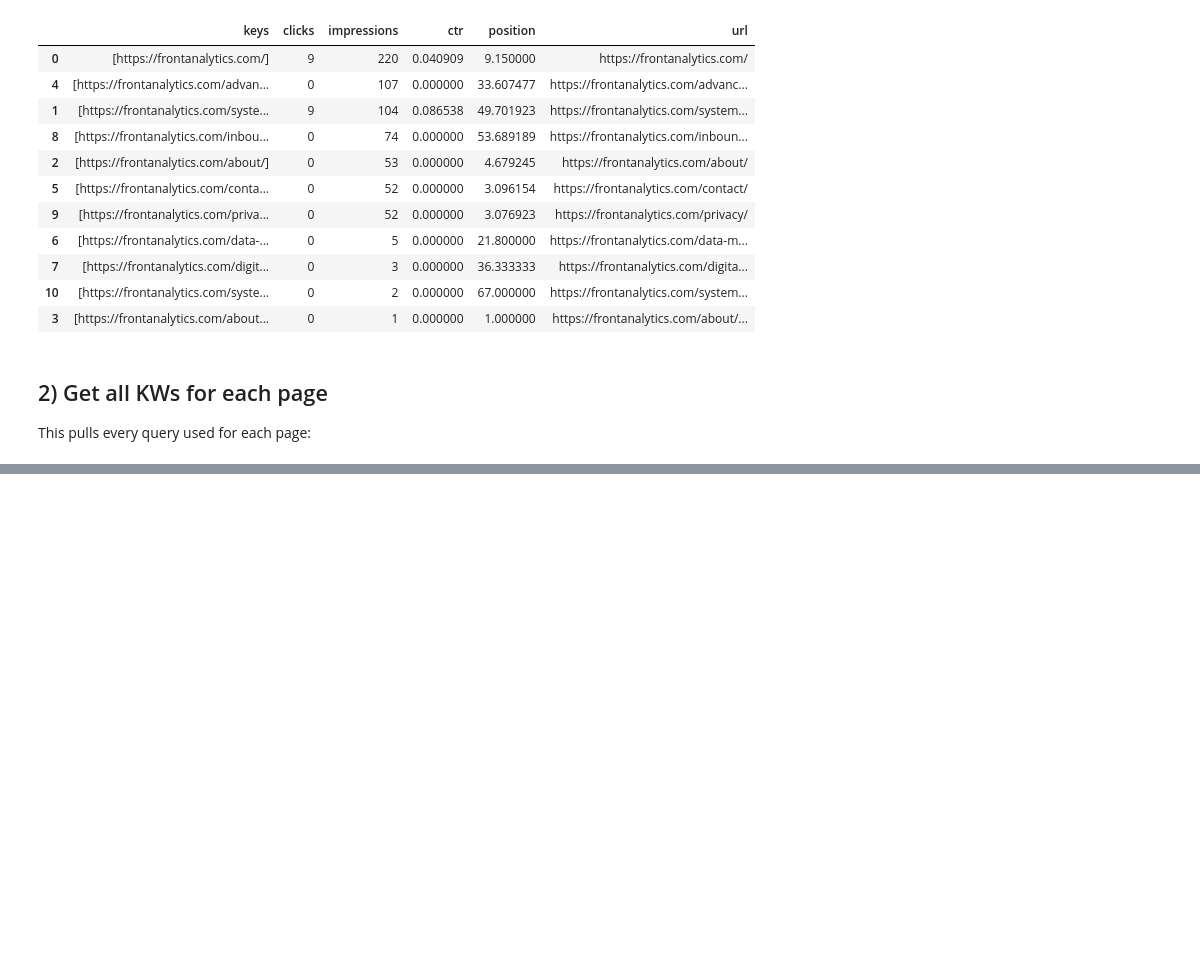
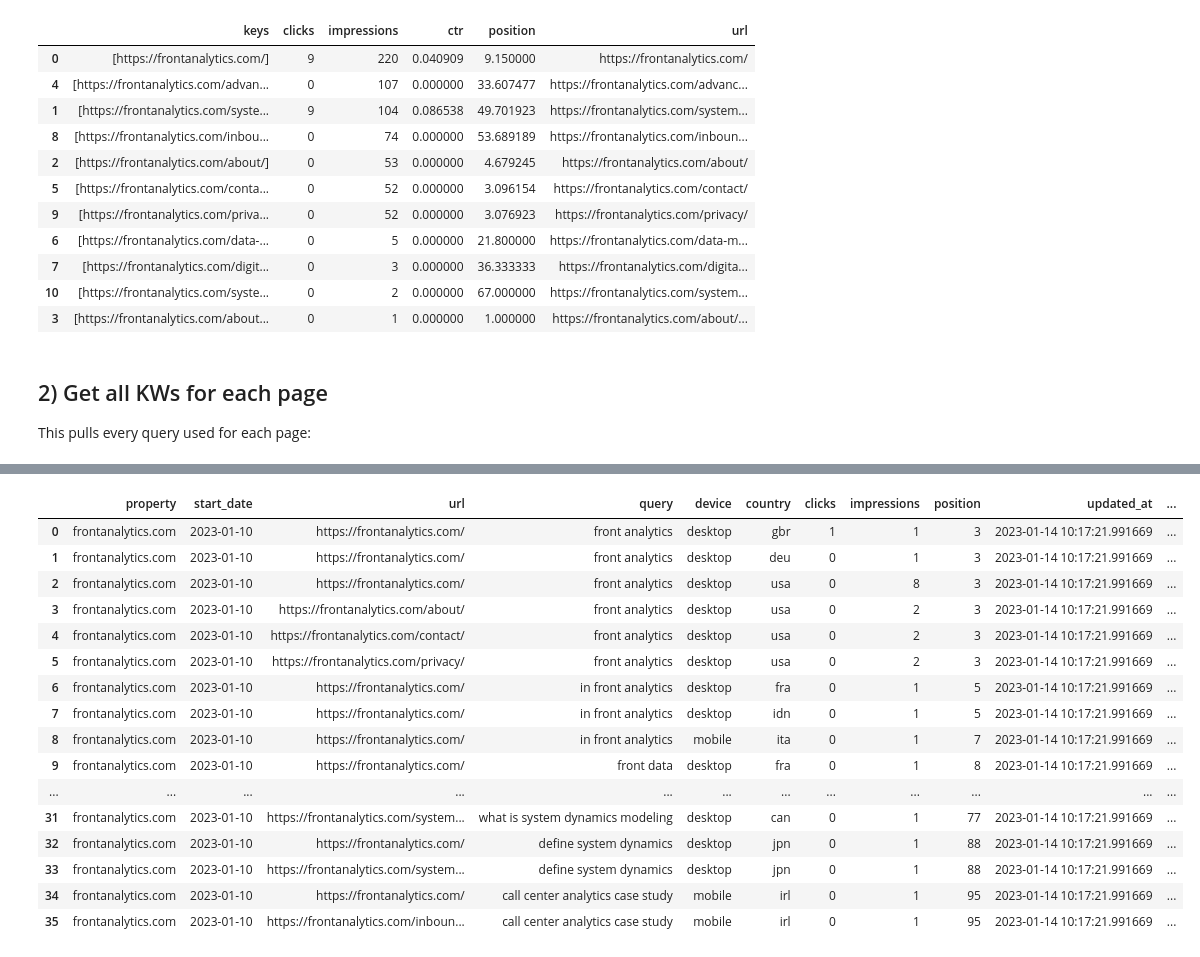
Before and after one commit to FrontAnalyticsInc/data-winners, a Jupyter notebook: datasource-api-google-search-console/part2-gsc-api-upload-to-bigquery.ipynb, the cells around one changed output, grey strips where cells are left out. Cells and saved outputs as stored; diff of their text form; code cells hidden in the pictures; blank space fills up the shorter version.

```diff
--- a/datasource-api-google-search-console/part2-gsc-api-upload-to-bigquery.ipynb
+++ b/datasource-api-google-search-console/part2-gsc-api-upload-to-bigquery.ipynb
@@ -274,0 +289,5 @@ Requirement already satisfied: pyasn1<0.5.0,>=0.4.6 in /home/alton/.local/lib/py
+# %%
+# get the project name from the service account
+
+BQ_PROJECT_NAME = client_bq.project
+BQ_PROJECT_NAME
@@ -380,19 +387,0 @@ Requirement already satisfied: six>=1.5 in /usr/lib/python3/dist-packages (from
-# %%
-# what has already been loaded?
-import dateutil
-
-def query_table(n_days_ago, PROJECT_ID, DATASET, TABLE):
-    QUERY = "SELECT * FROM {dataset}.{table} WHERE start_date > '{d}'"
-    this_month = today - dateutil.relativedelta.relativedelta(days=n_days_ago)
-    query = QUERY.format(dataset=DATASET, table=TABLE, d=this_month)
-    result = pd.read_gbq(query, PROJECT_ID, dialect='standard')
-
-    result['already_loaded'] = True
-    return result
-
-
-# get all the records already loaded within the last n days
-n_days_ago = 7
-already_loaded = query_table(n_days_ago, BQ_PROJECT_NAME, BQ_DATASET_NAME, BQ_TABLE_NAME)
-
-already_loaded
@@ -424,0 +411,36 @@ KeyError: "None of [Index(['Date_CY', 'Park', 'Visitor_Type', 'Count'], dtype='o
+# %%
+# what has already been loaded?
+import dateutil
+
+def query_table(start_date, PROJECT_ID, DATASET, TABLE):
+    QUERY = "SELECT * FROM {dataset}.{table} WHERE start_date = '{d}'"
+
+    query = QUERY.format(dataset=DATASET, table=TABLE, d=start_date)
+    result = pd.read_gbq(query, PROJECT_ID, dialect='standard')
+
+    result['already_loaded'] = True
+    return result
+
+
+# get all the records already loaded within the last n days
+already_loaded = query_table("2023-01-10", BQ_PROJECT_NAME, BQ_DATASET_NAME, BQ_TABLE_NAME)
+
+already_loaded
+# %% [output]
+|  | property | start_date | url | query | device | country | clicks | impressions | position | updated_at | ... |
+| 0 | frontanalytics.com | 2023-01-10 | https://frontanalytics.com/ | front analytics | desktop | gbr | 1 | 1 | 3 | 2023-01-14 10:17:21.991669 | ... |
+| 1 | frontanalytics.com | 2023-01-10 | https://frontanalytics.com/ | front analytics | desktop | deu | 0 | 1 | 3 | 2023-01-14 10:17:21.991669 | ... |
+| 2 | frontanalytics.com | 2023-01-10 | https://frontanalytics.com/ | front analytics | desktop | usa | 0 | 8 | 3 | 2023-01-14 10:17:21.991669 | ... |
+| 3 | frontanalytics.com | 2023-01-10 | https://frontanalytics.com/about/ | front analytics | desktop | usa | 0 | 2 | 3 | 2023-01-14 10:17:21.991669 | ... |
+| 4 | frontanalytics.com | 2023-01-10 | https://frontanalytics.com/contact/ | front analytics | desktop | usa | 0 | 2 | 3 | 2023-01-14 10:17:21.991669 | ... |
+| 5 | frontanalytics.com | 2023-01-10 | https://frontanalytics.com/privacy/ | front analytics | desktop | usa | 0 | 2 | 3 | 2023-01-14 10:17:21.991669 | ... |
+| 6 | frontanalytics.com | 2023-01-10 | https://frontanalytics.com/ | in front analytics | desktop | fra | 0 | 1 | 5 | 2023-01-14 10:17:21.991669 | ... |
+| 7 | frontanalytics.com | 2023-01-10 | https://frontanalytics.com/ | in front analytics | desktop | idn | 0 | 1 | 5 | 2023-01-14 10:17:21.991669 | ... |
+| 8 | frontanalytics.com | 2023-01-10 | https://frontanalytics.com/ | in front analytics | mobile | ita | 0 | 1 | 7 | 2023-01-14 10:17:21.991669 | ... |
+| 9 | frontanalytics.com | 2023-01-10 | https://frontanalytics.com/ | front data | desktop | fra | 0 | 1 | 8 | 2023-01-14 10:17:21.991669 | ... |
+| ... | ... | ... | ... | ... | ... | ... | ... | ... | ... | ... | ... |
+| 31 | frontanalytics.com | 2023-01-10 | https://frontanalytics.com/system... | what is system dynamics modeling | desktop | can | 0 | 1 | 77 | 2023-01-14 10:17:21.991669 | ... |
+| 32 | frontanalytics.com | 2023-01-10 | https://frontanalytics.com/ | define system dynamics | desktop | jpn | 0 | 1 | 88 | 2023-01-14 10:17:21.991669 | ... |
+| 33 | frontanalytics.com | 2023-01-10 | https://frontanalytics.com/system... | define system dynamics | desktop | jpn | 0 | 1 | 88 | 2023-01-14 10:17:21.991669 | ... |
+| 34 | frontanalytics.com | 2023-01-10 | https://frontanalytics.com/ | call center analytics case study | mobile | irl | 0 | 1 | 95 | 2023-01-14 10:17:21.991669 | ... |
+| 35 | frontanalytics.com | 2023-01-10 | https://frontanalytics.com/inboun... | call center analytics case study | mobile | irl | 0 | 1 | 95 | 2023-01-14 10:17:21.991669 | ... |
```
Also changed, not shown: parts of 34 cells of this notebook, 6 other files.
